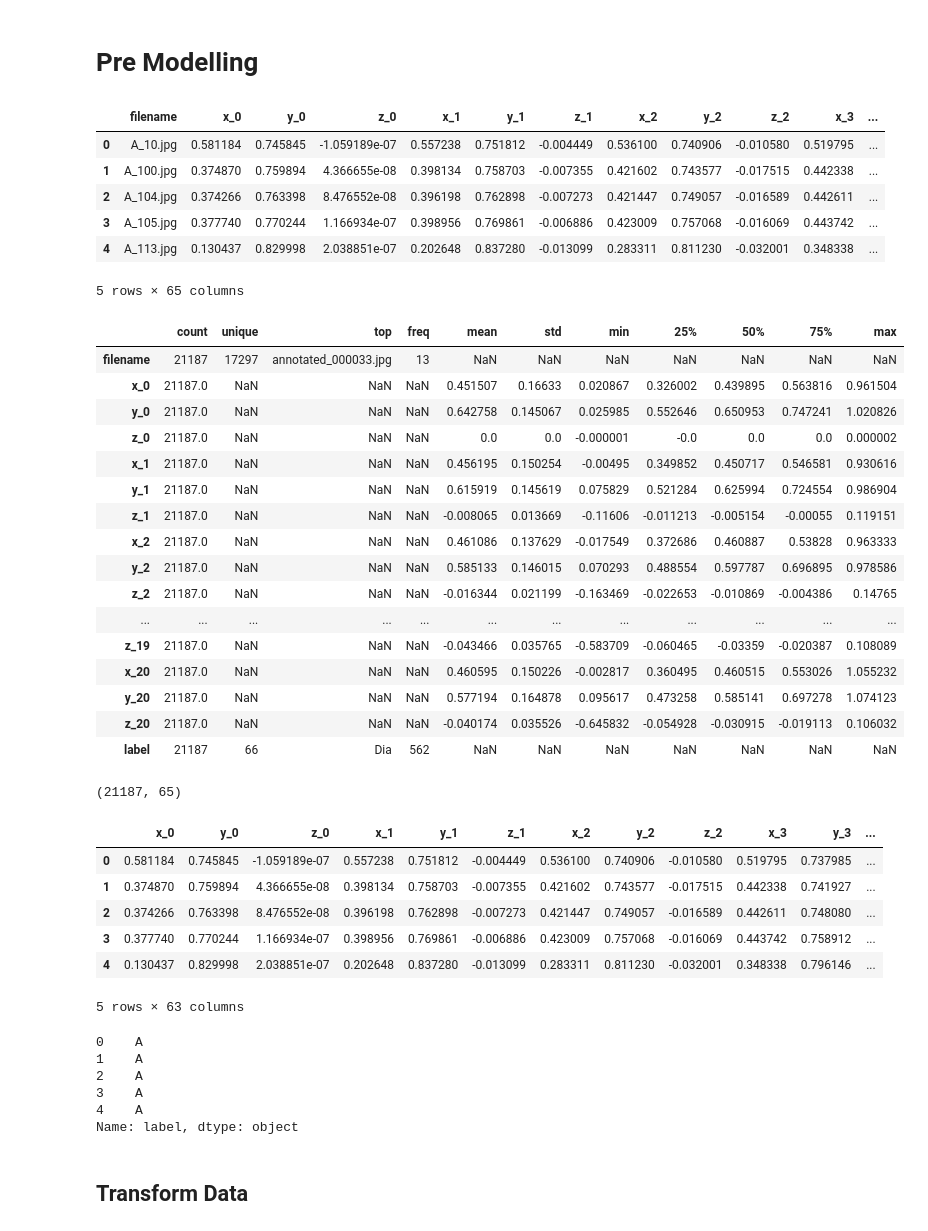
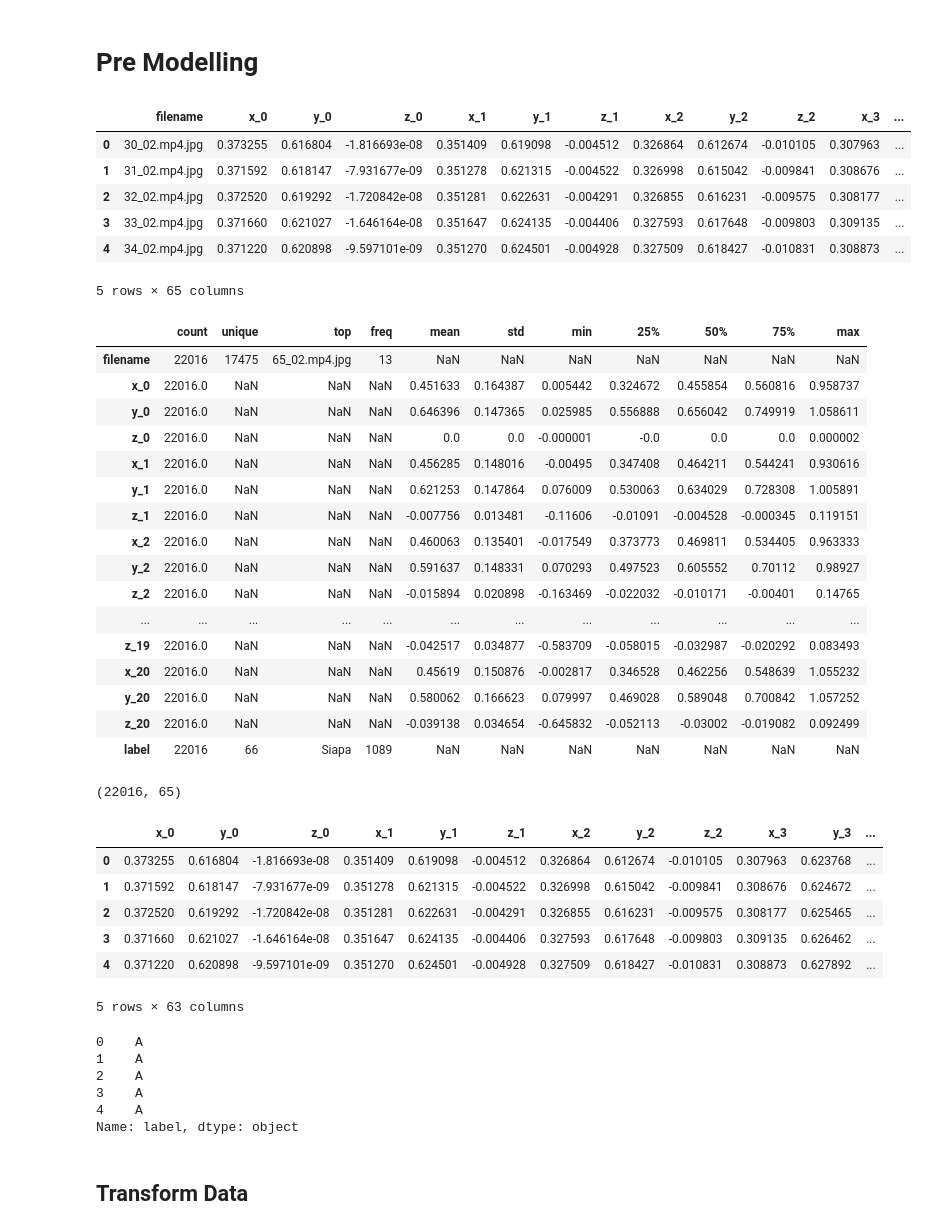
Before and after one commit to Swara-id/ml, a Jupyter notebook: modelling.ipynb, the cells around one changed output. Saved outputs shown, nothing was run; the diff lists cells and outputs as text; code cells hidden in the pictures.

```diff
--- a/modelling.ipynb
+++ b/modelling.ipynb
@@ -119,40 +119,40 @@ Name: count, dtype: int64
 # %% [markdown]
 # Pre Modelling
 # %%
-df = pd.read_csv("./datasets/extraction-feature-default/fix-data.csv")
+df = pd.read_csv("./datasets/extraction-feature-default/fix-data-new-alphabet.csv")
 df.head()
 # %% [output]
 |  | filename | x_0 | y_0 | z_0 | x_1 | y_1 | z_1 | x_2 | y_2 | z_2 | x_3 | ... |
-| 0 | A_10.jpg | 0.581184 | 0.745845 | -1.059189e-07 | 0.557238 | 0.751812 | -0.004449 | 0.536100 | 0.740906 | -0.010580 | 0.519795 | ... |
-| 1 | A_100.jpg | 0.374870 | 0.759894 | 4.366655e-08 | 0.398134 | 0.758703 | -0.007355 | 0.421602 | 0.743577 | -0.017515 | 0.442338 | ... |
-| 2 | A_104.jpg | 0.374266 | 0.763398 | 8.476552e-08 | 0.396198 | 0.762898 | -0.007273 | 0.421447 | 0.749057 | -0.016589 | 0.442611 | ... |
-| 3 | A_105.jpg | 0.377740 | 0.770244 | 1.166934e-07 | 0.398956 | 0.769861 | -0.006886 | 0.423009 | 0.757068 | -0.016069 | 0.443742 | ... |
-| 4 | A_113.jpg | 0.130437 | 0.829998 | 2.038851e-07 | 0.202648 | 0.837280 | -0.013099 | 0.283311 | 0.811230 | -0.032001 | 0.348338 | ... |
+| 0 | 30_02.mp4.jpg | 0.373255 | 0.616804 | -1.816693e-08 | 0.351409 | 0.619098 | -0.004512 | 0.326864 | 0.612674 | -0.010105 | 0.307963 | ... |
+| 1 | 31_02.mp4.jpg | 0.371592 | 0.618147 | -7.931677e-09 | 0.351278 | 0.621315 | -0.004522 | 0.326998 | 0.615042 | -0.009841 | 0.308676 | ... |
+| 2 | 32_02.mp4.jpg | 0.372520 | 0.619292 | -1.720842e-08 | 0.351281 | 0.622631 | -0.004291 | 0.326855 | 0.616231 | -0.009575 | 0.308177 | ... |
+| 3 | 33_02.mp4.jpg | 0.371660 | 0.621027 | -1.646164e-08 | 0.351647 | 0.624135 | -0.004406 | 0.327593 | 0.617648 | -0.009803 | 0.309135 | ... |
+| 4 | 34_02.mp4.jpg | 0.371220 | 0.620898 | -9.597101e-09 | 0.351270 | 0.624501 | -0.004928 | 0.327509 | 0.618427 | -0.010831 | 0.308873 | ... |
 5 rows × 65 columns
 # %%
 df.describe(include="all").T
 # %% [output]
 |  | count | unique | top | freq | mean | std | min | 25% | 50% | 75% | max |
-| filename | 21187 | 17297 | annotated_000033.jpg | 13 | NaN | NaN | NaN | NaN | NaN | NaN | NaN |
-| x_0 | 21187.0 | NaN | NaN | NaN | 0.451507 | 0.16633 | 0.020867 | 0.326002 | 0.439895 | 0.563816 | 0.961504 |
-| y_0 | 21187.0 | NaN | NaN | NaN | 0.642758 | 0.145067 | 0.025985 | 0.552646 | 0.650953 | 0.747241 | 1.020826 |
-| z_0 | 21187.0 | NaN | NaN | NaN | 0.0 | 0.0 | -0.000001 | -0.0 | 0.0 | 0.0 | 0.000002 |
-| x_1 | 21187.0 | NaN | NaN | NaN | 0.456195 | 0.150254 | -0.00495 | 0.349852 | 0.450717 | 0.546581 | 0.930616 |
-| y_1 | 21187.0 | NaN | NaN | NaN | 0.615919 | 0.145619 | 0.075829 | 0.521284 | 0.625994 | 0.724554 | 0.986904 |
-| z_1 | 21187.0 | NaN | NaN | NaN | -0.008065 | 0.013669 | -0.11606 | -0.011213 | -0.005154 | -0.00055 | 0.119151 |
-| x_2 | 21187.0 | NaN | NaN | NaN | 0.461086 | 0.137629 | -0.017549 | 0.372686 | 0.460887 | 0.53828 | 0.963333 |
-| y_2 | 21187.0 | NaN | NaN | NaN | 0.585133 | 0.146015 | 0.070293 | 0.488554 | 0.597787 | 0.696895 | 0.978586 |
-| z_2 | 21187.0 | NaN | NaN | NaN | -0.016344 | 0.021199 | -0.163469 | -0.022653 | -0.010869 | -0.004386 | 0.14765 |
+| filename | 22016 | 17475 | 65_02.mp4.jpg | 13 | NaN | NaN | NaN | NaN | NaN | NaN | NaN |
+| x_0 | 22016.0 | NaN | NaN | NaN | 0.451633 | 0.164387 | 0.005442 | 0.324672 | 0.455854 | 0.560816 | 0.958737 |
+| y_0 | 22016.0 | NaN | NaN | NaN | 0.646396 | 0.147365 | 0.025985 | 0.556888 | 0.656042 | 0.749919 | 1.058611 |
+| z_0 | 22016.0 | NaN | NaN | NaN | 0.0 | 0.0 | -0.000001 | -0.0 | 0.0 | 0.0 | 0.000002 |
+| x_1 | 22016.0 | NaN | NaN | NaN | 0.456285 | 0.148016 | -0.00495 | 0.347408 | 0.464211 | 0.544241 | 0.930616 |
+| y_1 | 22016.0 | NaN | NaN | NaN | 0.621253 | 0.147864 | 0.076009 | 0.530063 | 0.634029 | 0.728308 | 1.005891 |
+| z_1 | 22016.0 | NaN | NaN | NaN | -0.007756 | 0.013481 | -0.11606 | -0.01091 | -0.004528 | -0.000345 | 0.119151 |
+| x_2 | 22016.0 | NaN | NaN | NaN | 0.460063 | 0.135401 | -0.017549 | 0.373773 | 0.469811 | 0.534405 | 0.963333 |
+| y_2 | 22016.0 | NaN | NaN | NaN | 0.591637 | 0.148331 | 0.070293 | 0.497523 | 0.605552 | 0.70112 | 0.98927 |
+| z_2 | 22016.0 | NaN | NaN | NaN | -0.015894 | 0.020898 | -0.163469 | -0.022032 | -0.010171 | -0.00401 | 0.14765 |
 | ... | ... | ... | ... | ... | ... | ... | ... | ... | ... | ... | ... |
-| z_19 | 21187.0 | NaN | NaN | NaN | -0.043466 | 0.035765 | -0.583709 | -0.060465 | -0.03359 | -0.020387 | 0.108089 |
-| x_20 | 21187.0 | NaN | NaN | NaN | 0.460595 | 0.150226 | -0.002817 | 0.360495 | 0.460515 | 0.553026 | 1.055232 |
-| y_20 | 21187.0 | NaN | NaN | NaN | 0.577194 | 0.164878 | 0.095617 | 0.473258 | 0.585141 | 0.697278 | 1.074123 |
-| z_20 | 21187.0 | NaN | NaN | NaN | -0.040174 | 0.035526 | -0.645832 | -0.054928 | -0.030915 | -0.019113 | 0.106032 |
-| label | 21187 | 66 | Dia | 562 | NaN | NaN | NaN | NaN | NaN | NaN | NaN |
+| z_19 | 22016.0 | NaN | NaN | NaN | -0.042517 | 0.034877 | -0.583709 | -0.058015 | -0.032987 | -0.020292 | 0.083493 |
+| x_20 | 22016.0 | NaN | NaN | NaN | 0.45619 | 0.150876 | -0.002817 | 0.346528 | 0.462256 | 0.548639 | 1.055232 |
+| y_20 | 22016.0 | NaN | NaN | NaN | 0.580062 | 0.166623 | 0.079997 | 0.469028 | 0.589048 | 0.700842 | 1.057252 |
+| z_20 | 22016.0 | NaN | NaN | NaN | -0.039138 | 0.034654 | -0.645832 | -0.052113 | -0.03002 | -0.019082 | 0.092499 |
+| label | 22016 | 66 | Siapa | 1089 | NaN | NaN | NaN | NaN | NaN | NaN | NaN |
 # %%
 df.shape
 # %% [output]
-(21187, 65)
+(22016, 65)
 # %%
 X = df.drop(columns=["filename", "label"])
 y = df["label"]
@@ -160,11 +160,11 @@ y = df["label"]
 display(X.head(), y.head())
 # %% [output]
 |  | x_0 | y_0 | z_0 | x_1 | y_1 | z_1 | x_2 | y_2 | z_2 | x_3 | y_3 | ... |
-| 0 | 0.581184 | 0.745845 | -1.059189e-07 | 0.557238 | 0.751812 | -0.004449 | 0.536100 | 0.740906 | -0.010580 | 0.519795 | 0.737985 | ... |
-| 1 | 0.374870 | 0.759894 | 4.366655e-08 | 0.398134 | 0.758703 | -0.007355 | 0.421602 | 0.743577 | -0.017515 | 0.442338 | 0.741927 | ... |
-| 2 | 0.374266 | 0.763398 | 8.476552e-08 | 0.396198 | 0.762898 | -0.007273 | 0.421447 | 0.749057 | -0.016589 | 0.442611 | 0.748080 | ... |
-| 3 | 0.377740 | 0.770244 | 1.166934e-07 | 0.398956 | 0.769861 | -0.006886 | 0.423009 | 0.757068 | -0.016069 | 0.443742 | 0.758912 | ... |
-| 4 | 0.130437 | 0.829998 | 2.038851e-07 | 0.202648 | 0.837280 | -0.013099 | 0.283311 | 0.811230 | -0.032001 | 0.348338 | 0.796146 | ... |
+| 0 | 0.373255 | 0.616804 | -1.816693e-08 | 0.351409 | 0.619098 | -0.004512 | 0.326864 | 0.612674 | -0.010105 | 0.307963 | 0.623768 | ... |
+| 1 | 0.371592 | 0.618147 | -7.931677e-09 | 0.351278 | 0.621315 | -0.004522 | 0.326998 | 0.615042 | -0.009841 | 0.308676 | 0.624672 | ... |
+| 2 | 0.372520 | 0.619292 | -1.720842e-08 | 0.351281 | 0.622631 | -0.004291 | 0.326855 | 0.616231 | -0.009575 | 0.308177 | 0.625465 | ... |
+| 3 | 0.371660 | 0.621027 | -1.646164e-08 | 0.351647 | 0.624135 | -0.004406 | 0.327593 | 0.617648 | -0.009803 | 0.309135 | 0.626462 | ... |
+| 4 | 0.371220 | 0.620898 | -9.597101e-09 | 0.351270 | 0.624501 | -0.004928 | 0.327509 | 0.618427 | -0.010831 | 0.308873 | 0.627892 | ... |
 5 rows × 63 columns
 0    A
 1    A
```
Also changed, not shown: parts of 37 cells of this notebook, 22 other files.
